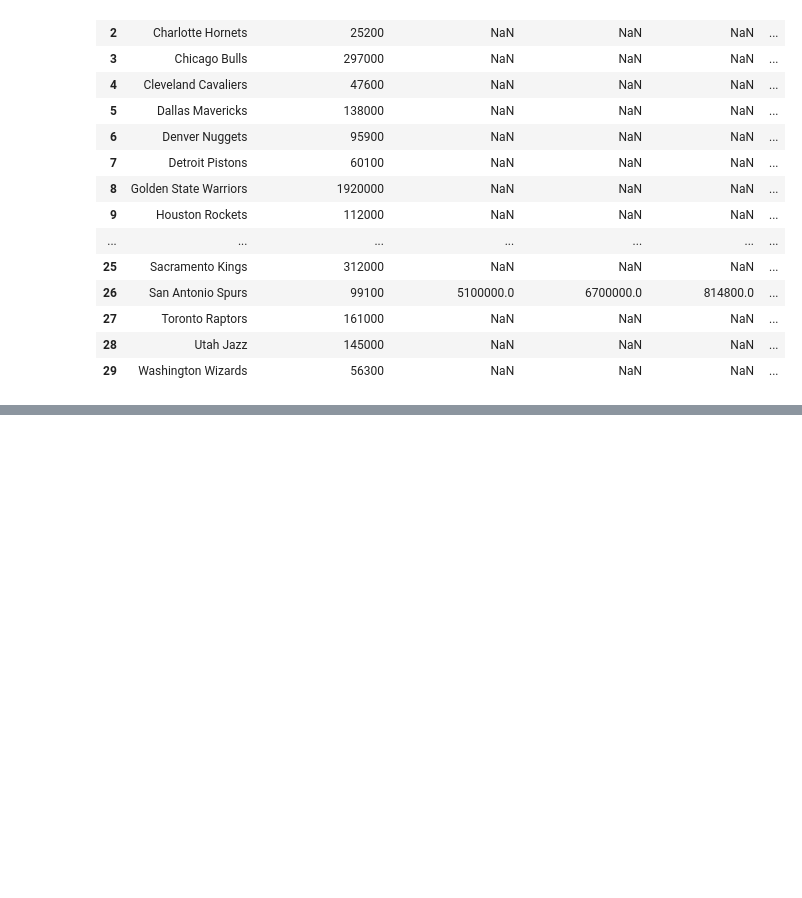
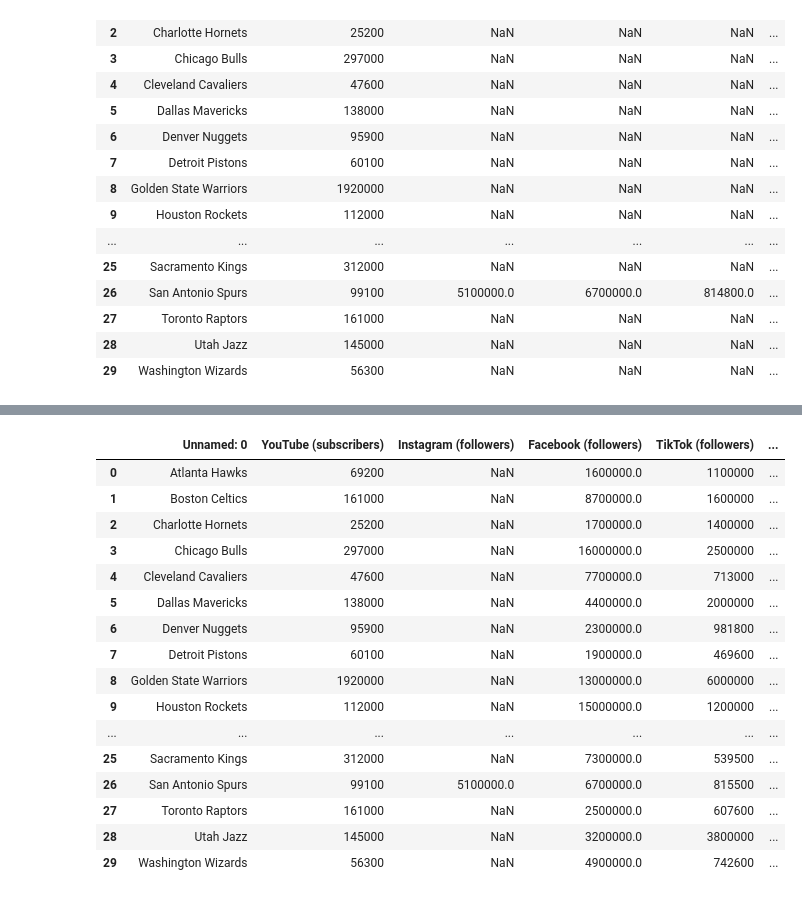
Before and after one commit to kiroraynes/nba_socmed_data, a Jupyter notebook: scraper.ipynb, the cells around one changed output, grey strips where cells are left out. Drawn from its saved outputs; the diff is of its cells as text; code cells hidden in the pictures; blank space fills up the shorter version.

```diff
--- a/scraper.ipynb
+++ b/scraper.ipynb
@@ -91,0 +174,62 @@ ref
+# %%
+#facebook
+from tqdm import tqdm
+
+
+def text_to_int(text):
+    # Initialize a multiplier
+    multiplier = 1
+
+    # Check if 'M' is in the text, indicating millions
+    if 'M' in text:
+        multiplier = 1000000
+        text = text.replace('M (na) follower', '')  # Remove 'M' for conversion
+    elif 'K' in text:
+        multiplier = 1000
+        text = text.replace('K (na) follower', '')
+
+    # Extract only the numeric part of the text
+
+    # Convert the numeric part to an integer and apply the multiplier
+    return int(float(text) * multiplier)
+
+for index, row in tqdm(ref.iterrows()):
+    browser_options = ChromeOptions()
+    browser_options.add_argument('--headless')
+    driver = webdriver.Chrome(service=ChromeService(ChromeDriverManager().install()), options=browser_options)
+    driver.get(row['Facebook'])
+
+    wait = WebDriverWait(driver, 10)  # Wait for up to 10 seconds
+    element_present = wait.until(
+        EC.presence_of_element_located((By.CSS_SELECTOR, f'a[href="{row['Facebook']}/followers/"]'))
+    )
+
+    # Now execute the script
+    script = f"""
+    var element = document.querySelector('a[href="{row['Facebook']}/followers/"]');
+    return element ? element.textContent : 'Element not found';
+    """
+    followers_text = driver.execute_script(script)
+    followers_text = text_to_int(followers_text)
+    ref.at[index, 'Facebook (followers)'] = followers_text
+
+
+    driver.quit()
+# %% [output]
+|  | Unnamed: 0 | YouTube (subscribers) | Instagram (followers) | Facebook (followers) | TikTok (followers) | ... |
+| 0 | Atlanta Hawks | 69200 | NaN | 1600000.0 | 1100000 | ... |
+| 1 | Boston Celtics | 161000 | NaN | 8700000.0 | 1600000 | ... |
+| 2 | Charlotte Hornets | 25200 | NaN | 1700000.0 | 1400000 | ... |
+| 3 | Chicago Bulls | 297000 | NaN | 16000000.0 | 2500000 | ... |
+| 4 | Cleveland Cavaliers | 47600 | NaN | 7700000.0 | 713000 | ... |
+| 5 | Dallas Mavericks | 138000 | NaN | 4400000.0 | 2000000 | ... |
+| 6 | Denver Nuggets | 95900 | NaN | 2300000.0 | 981800 | ... |
+| 7 | Detroit Pistons | 60100 | NaN | 1900000.0 | 469600 | ... |
+| 8 | Golden State Warriors | 1920000 | NaN | 13000000.0 | 6000000 | ... |
+| 9 | Houston Rockets | 112000 | NaN | 15000000.0 | 1200000 | ... |
+| ... | ... | ... | ... | ... | ... | ... |
+| 25 | Sacramento Kings | 312000 | NaN | 7300000.0 | 539500 | ... |
+| 26 | San Antonio Spurs | 99100 | 5100000.0 | 6700000.0 | 815500 | ... |
+| 27 | Toronto Raptors | 161000 | NaN | 2500000.0 | 607600 | ... |
+| 28 | Utah Jazz | 145000 | NaN | 3200000.0 | 3800000 | ... |
+| 29 | Washington Wizards | 56300 | NaN | 4900000.0 | 742600 | ... |
```
Also changed, not shown: parts of 5 cells of this notebook, 3 other files.
